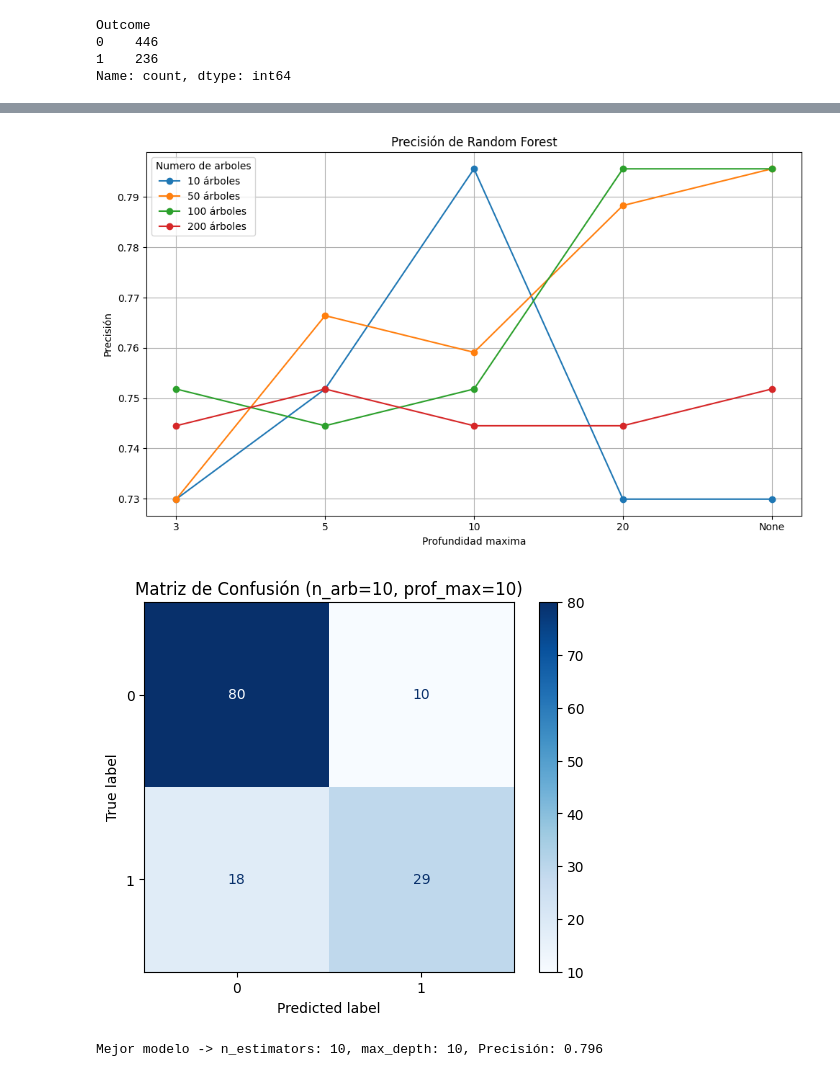
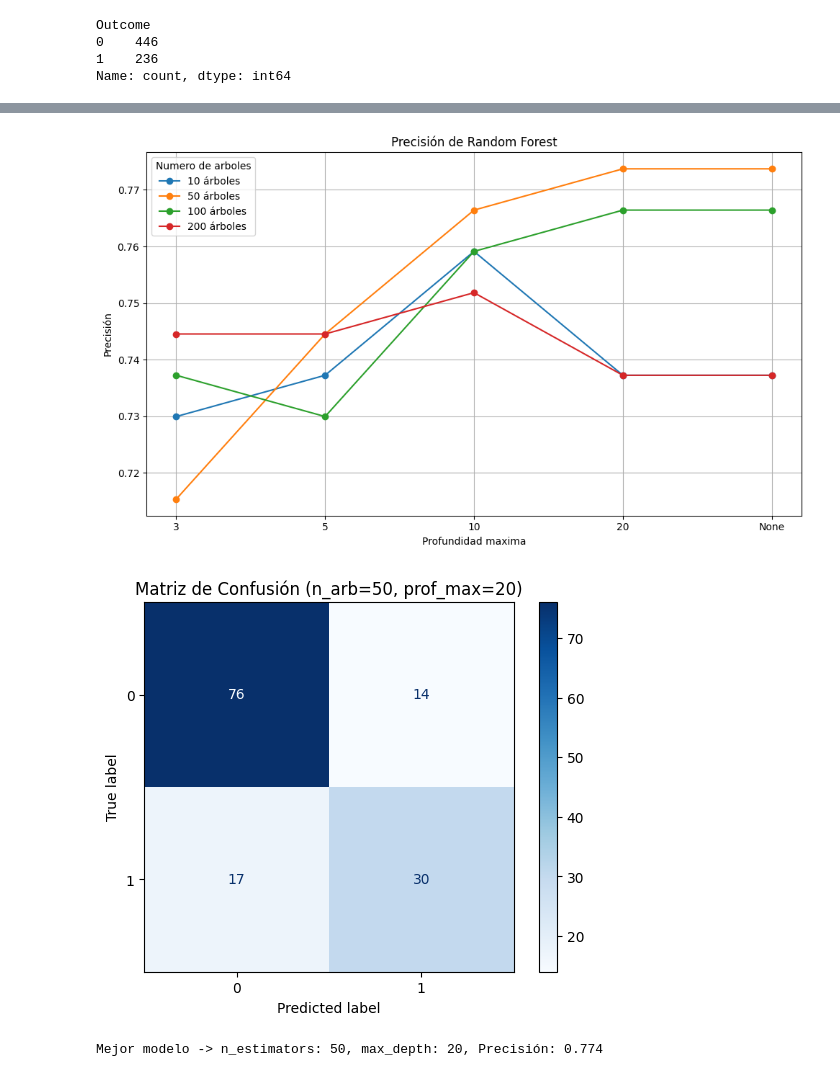
Before and after one commit to 4GeeksAcademy/Arbol2222, a Jupyter notebook: src/explore.ipynb, the cells around one changed output, grey strips where cells are left out. Cells and saved outputs as stored; diff of their text form; code cells hidden in the pictures.

```diff
--- a/src/explore.ipynb
+++ b/src/explore.ipynb
@@ -328,10 +332,3 @@ Outcome
 0    446
 1    236
 Name: count, dtype: int64
-# %%
-from imblearn.over_sampling import SMOTE
-smote = SMOTE(random_state=42)
-X_train_balanced, y_train_balanced = smote.fit_resample(X_train_scaled, y_train)
-
-# Verificar nueva distribución
-print(y_train_balanced.value_counts())
@@ -343,11 +343,10 @@ Name: count, dtype: int64
 # %%
 #Modelo
 model = DecisionTreeClassifier(random_state=42)
-model.fit(X_train_balanced, y_train_balanced)
+model.fit(X_train_scaled_balance, y_train_balanced)
 
 #Predicciones sobre el conjunto de prueba
 y_pred = model.predict(X_test_scaled)
-
 
 print("Precisión del modelo en test:", accuracy_score(y_test, y_pred))
 print("\nMatriz de confusión:")
@@ -409,11 +408,11 @@ Resultado del paciente: Tiene diabetes
 # %%
 # Árbol GINI
 tree_gini = DecisionTreeClassifier(criterion="gini", random_state=42)
-tree_gini.fit(X_train_scaled, y_train)
+tree_gini.fit(X_train_scaled_balance, y_train_balanced)
 
 # Árbol ENTROPY
 tree_entropy = DecisionTreeClassifier(criterion="entropy", random_state=42)
-tree_entropy.fit(X_train_scaled, y_train)
+tree_entropy.fit(X_train_scaled_balance, y_train_balanced)
 
 # Predicciones
 y_pred_gini = tree_gini.predict(X_test_scaled)
@@ -439,13 +438,14 @@ plt.show()
 # %%
-tree = DecisionTreeClassifier(random_state=42)
+tree = DecisionTreeClassifier(random_state=42 , class_weight="balanced")
 
 # hiperparámetros
 param_grid = {
     'criterion': ['gini', 'entropy'],
-    'max_depth': [3, 5, 10, 15, None],
-    'min_samples_split': [2, 5, 10],
-    'min_samples_leaf': [1, 2, 5],
-    'max_features': [None, 'sqrt', 'log2']
+    'max_depth': [3, 5, 10, 15, 20, 25, None],
+    'min_samples_split': [2, 5, 10, 20],
+    'min_samples_leaf': [1, 2, 5, 10],
+    'max_features': [None, 'sqrt', 'log2'],
+    'ccp_alpha': [0.0, 0.01, 0.02, 0.05]
 }
 
 # GridSearch
@@ -459,7 +459,7 @@ grid_search = GridSearchCV(
 )
 
 # Entrenar
-grid_search.fit(X_train_scaled, y_train)
+grid_search.fit(X_train_scaled_balance, y_train_balanced)
 
 # Mejor combinación de parámetros
 print("Mejores hiperparámetros encontrados:")
@@ -470,10 +470,10 @@ best_tree = grid_search.best_estimator_
 y_pred = best_tree.predict(X_test_scaled)
 
 print("\nMatriz de confusión:")
-print(confusion_matrix(y_test, y_pred))
-
+ConfusionMatrixDisplay(confusion_matrix=confusion_matrix(y_test, y_pred)).plot(cmap="Blues")
 print("\nReporte de clasificación:")
 print(classification_report(y_test, y_pred))
-
 print("\nPrecisión final en Test:", accuracy_score(y_test, y_pred))
+plt.title("Matriz de Confusión del Mejor Árbol de Decisión")
+plt.show()
 # %% [output]
@@ -538,7 +537,7 @@ results = np.zeros((len(n_arb), len(prof_max)))
 for i, n in enumerate(n_arb):
     for j, d in enumerate(prof_max):
         rf = RandomForestClassifier(n_estimators=n, max_depth=d, random_state=42)
-        rf.fit(X_train_scaled, y_train)
+        rf.fit(X_train_scaled_balance, y_train_balanced)
         y_pred = rf.predict(X_test_scaled)
         acc = accuracy_score(y_test, y_pred)
         results[i, j] = acc
@@ -551,37 +550,38 @@ df_results.to_csv("resultados_random_forest.csv")
 
 # Gráfica
 plt.figure(figsize=(10, 6))
 for i, n in enumerate(n_arb):
     plt.plot(column_names, results[i], marker='o', label=f'{n} árboles')
 plt.title('Precisión de Random Forest')
 plt.xlabel('Profundidad maxima')
 plt.ylabel('Precisión')
 plt.legend(title='Numero de arboles')
 plt.grid(True)
 plt.tight_layout()
 plt.show()
 
 # Mejor combinación
 best_idx = np.unravel_index(np.argmax(results), results.shape)
 best_n = n_arb[best_idx[0]]
 best_d = prof_max[best_idx[1]]
 
 # Matriz de confusión
 best_rf = RandomForestClassifier(n_estimators=best_n, max_depth=best_d, random_state=42)
-best_rf.fit(X_train_scaled, y_train)
+best_rf.fit(X_train_scaled_balance, y_train_balanced)
 y_best_pred = best_rf.predict(X_test_scaled)
 
 cm = confusion_matrix(y_test, y_best_pred)
 disp = ConfusionMatrixDisplay(confusion_matrix=cm)
 disp.plot(cmap='Blues')
 plt.title(f'Matriz de Confusión (n_arb={best_n}, prof_max={best_d})')
 plt.savefig("matriz_confusion_rf.png")
 plt.show()
 print(f"Mejor modelo -> n_estimators: {best_n}, max_depth: {best_d}, Precisión: {results[best_idx]:.3f}")
+best_rf_acc= results[best_idx]
 # %% [output]
-[figure, old version]
+[figure, new version]
-[figure, old version]
+[figure, new version]
-Mejor modelo -> n_estimators: 10, max_depth: 10, Precisión: 0.796
+Mejor modelo -> n_estimators: 50, max_depth: 20, Precisión: 0.774
 # %% [markdown]
 La precisión tiende a mejorar a medida que aumenta la profundidad del árbol. Sin embargo, en ciertos puntos la mejora se estabiliza, lo que podría indicar un punto óptimo donde el modelo deja de ganar precisión significativa. Más árboles pueden reducir la variabilidad de las predicciones.
 
```
Also changed, not shown: parts of 21 cells of this notebook, 5 other files.
